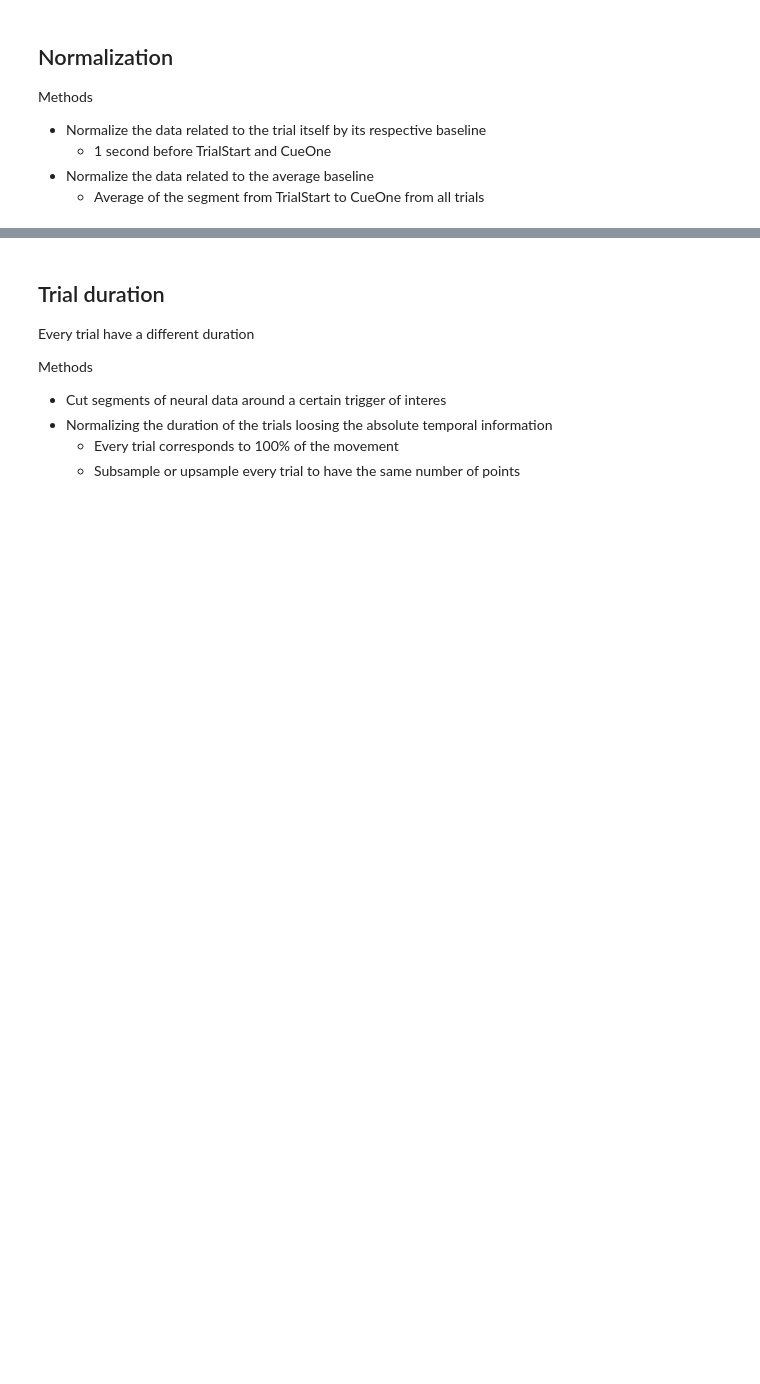
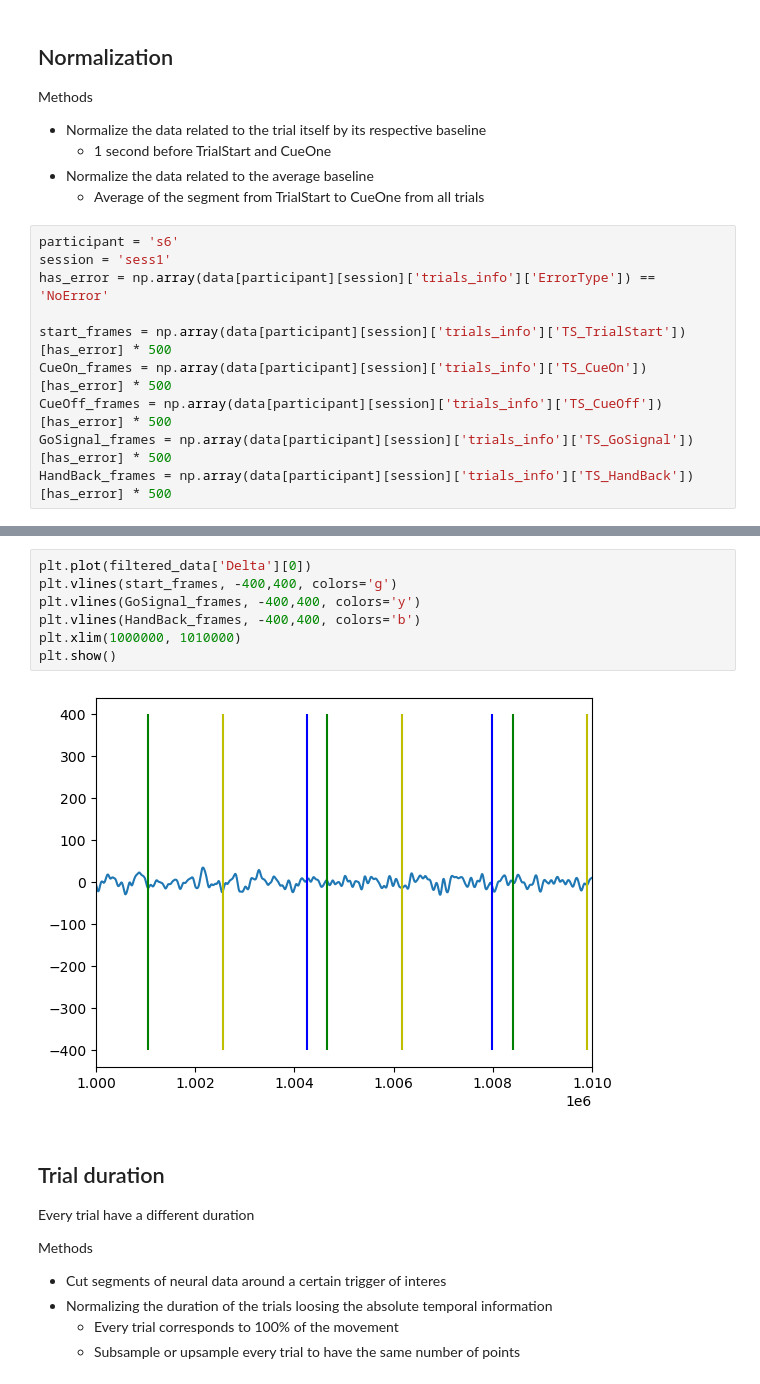
Before and after one commit to CS-433/ml-project-2-ml4science_tne, a Jupyter notebook: Code/preprocessing.ipynb, the cells around one changed output, grey strips where cells are left out. Drawn from its saved outputs; the diff is of its cells as text; blank space fills up the shorter version.

Commit message:
Start working on normalization.

```diff
--- a/Code/preprocessing.ipynb
+++ b/Code/preprocessing.ipynb
@@ -115,3 +115,13 @@ Methods
     -  1 second before TrialStart and CueOne
 - Normalize the data related to the average baseline
     - Average of the segment from TrialStart to CueOne from all trials
+# %%
+participant = 's6'
+session = 'sess1'
+has_error = np.array(data[participant][session]['trials_info']['ErrorType']) == 'NoError'
+
+start_frames = np.array(data[participant][session]['trials_info']['TS_TrialStart'])[has_error] * 500
+CueOn_frames = np.array(data[participant][session]['trials_info']['TS_CueOn'])[has_error] * 500
+CueOff_frames = np.array(data[participant][session]['trials_info']['TS_CueOff'])[has_error] * 500
+GoSignal_frames = np.array(data[participant][session]['trials_info']['TS_GoSignal'])[has_error] * 500
+HandBack_frames = np.array(data[participant][session]['trials_info']['TS_HandBack'])[has_error] * 500
@@ -118,3 +146,12 @@ Methods
+# %%
+plt.plot(filtered_data['Delta'][0])
+plt.vlines(start_frames, -400,400, colors='g')
+plt.vlines(GoSignal_frames, -400,400, colors='y')
+plt.vlines(HandBack_frames, -400,400, colors='b')
+plt.xlim(1000000, 1010000)
+plt.show()
+# %% [output]
+[figure, added]
 # %% [markdown]
 ## Trial duration
 
```
Also changed, not shown: parts of 2 cells of this notebook.
